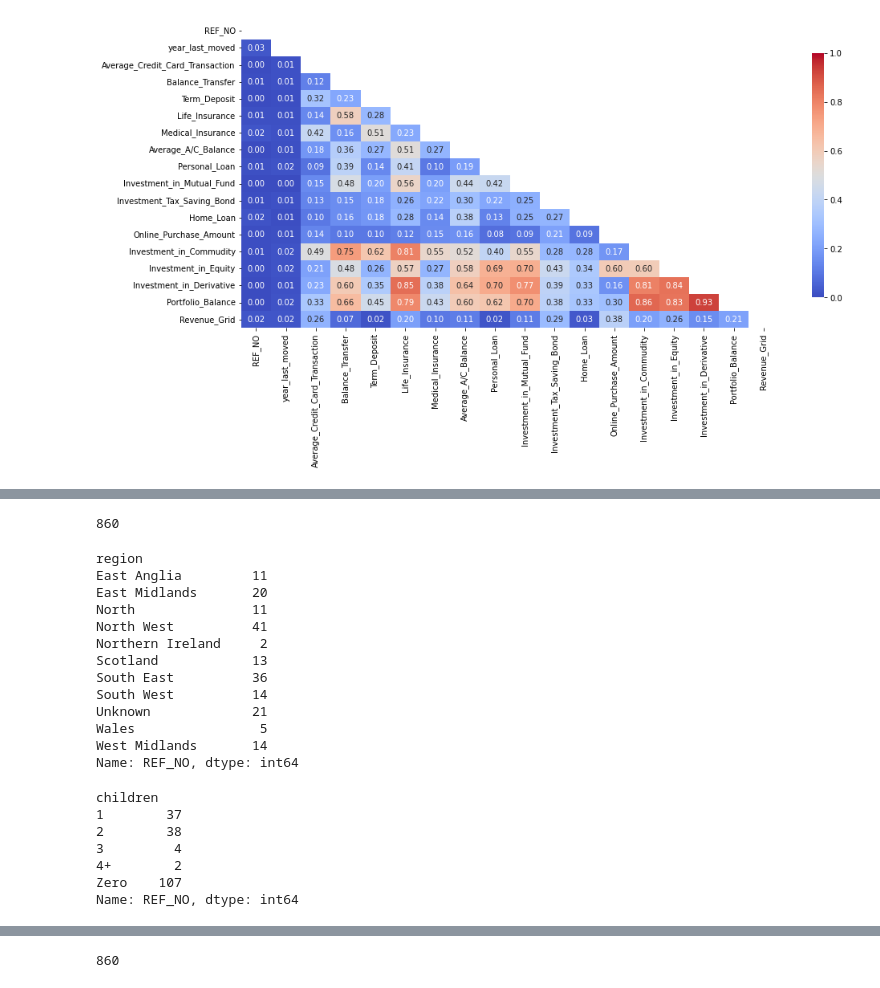
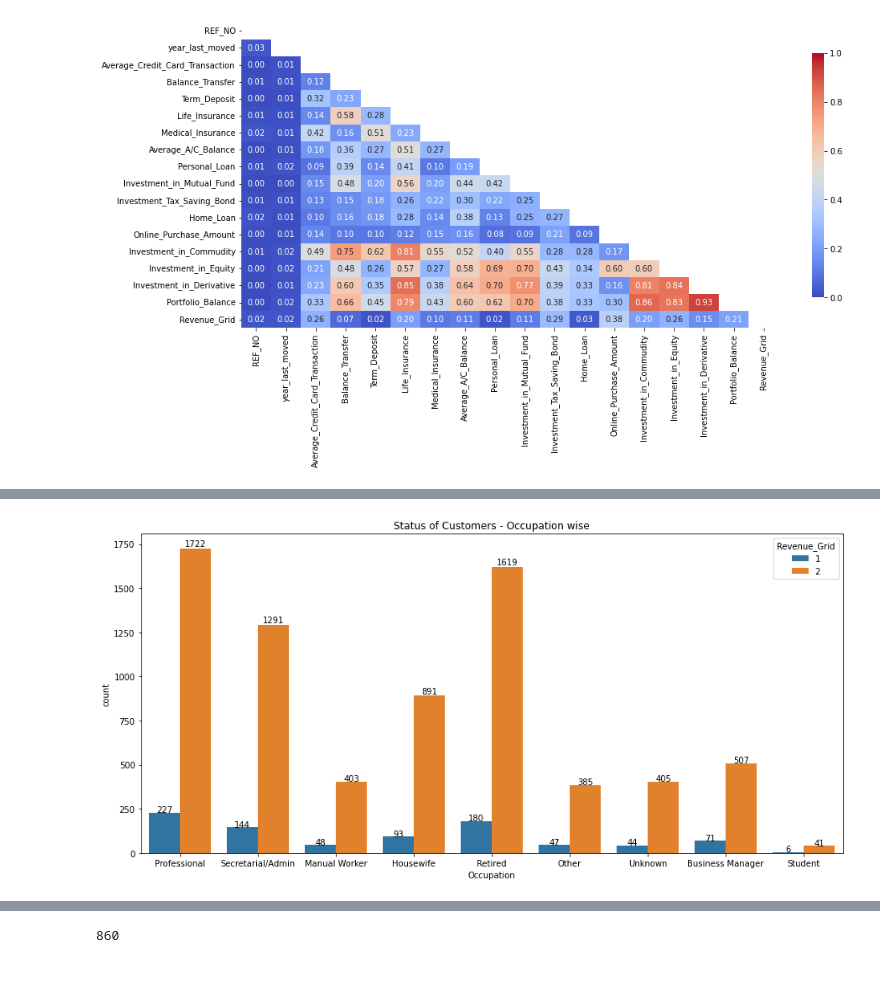
Before and after one commit to pdas544/ML1_Customer_Classification, a Jupyter notebook: CustomerClasssification.ipynb, the cells around one changed output, grey strips where cells are left out. Saved outputs shown, nothing was run; the diff lists cells and outputs as text; code cells hidden in the pictures.

```diff
--- a/CustomerClasssification.ipynb
+++ b/CustomerClasssification.ipynb
@@ -225,41 +258,15 @@ tempTest.head()
-# %%
-#count high net individuals from train data
-CountHighNetIndividuals = custTrain[custTrain['Revenue_Grid']==1]['REF_NO'].count()
-
-print(CountHighNetIndividuals)
-
-#Q3Percentile = 0.75*CountHighNetIndividuals
-
-#print(Q3Percentile)
-# %% [output]
-860
-# %%
-#high net worth (1) from test data
-#male and female
-tempTest[tempTest['Revenue_Grid']==1]['REF_NO'].groupby(tempTest['gender']).count()
-# %% [output]
-region
-East Anglia         11
-East Midlands       20
-North               11
-North West          41
-Northern Ireland     2
-Scotland            13
-South East          36
-South West          14
-Unknown             21
-Wales                5
-West Midlands       14
-Name: REF_NO, dtype: int64
-# %%
-#high net worth (1) from test data
-#based on number of children
-tempTest[tempTest['Revenue_Grid']==1]['REF_NO'].groupby(tempTest['children']).count()
-# %% [output]
-children
-1        37
-2        38
-3         4
-4+        2
-Zero    107
-Name: REF_NO, dtype: int64
+# %%
+#Revenue Grid based on occupation
+fig = plt.figure(figsize=[15, 7])
+
+
+
+ax = sns.countplot(x='occupation',hue='Revenue_Grid',data=custTrain)
+
+show_values(ax)
+
+ax.set_title(label =  'Status of Customers - Occupation wise', size = 12)
+ax.set_xlabel(xlabel = 'Occupation')
+plt.show()
+# %% [output]
+[figure, added]
```
Also changed, not shown: parts of 41 cells of this notebook.
